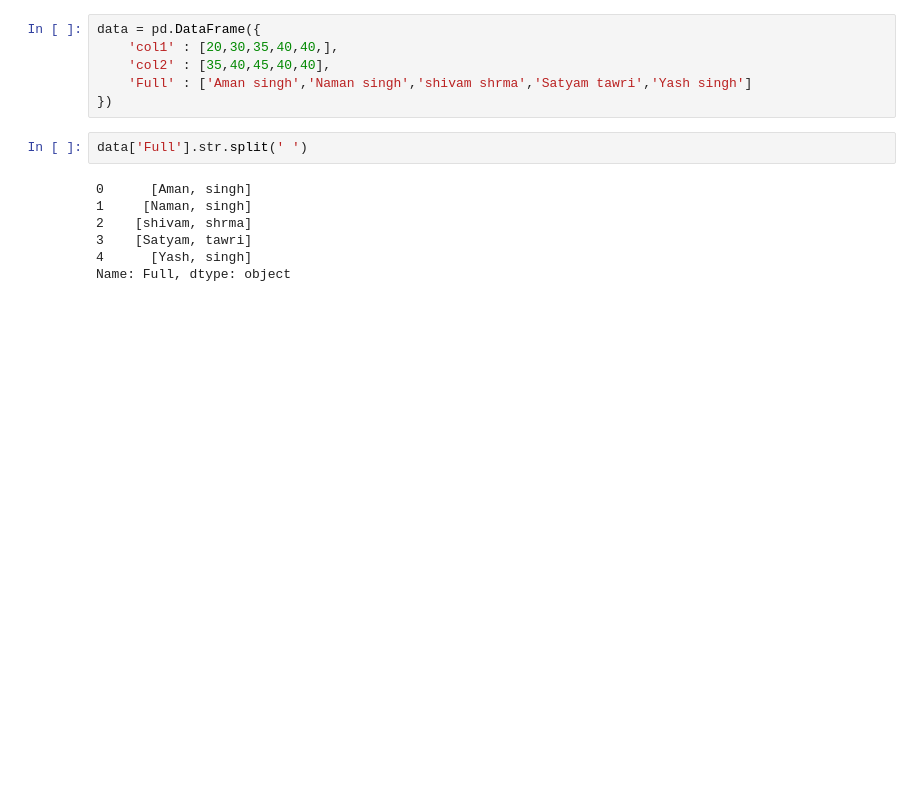
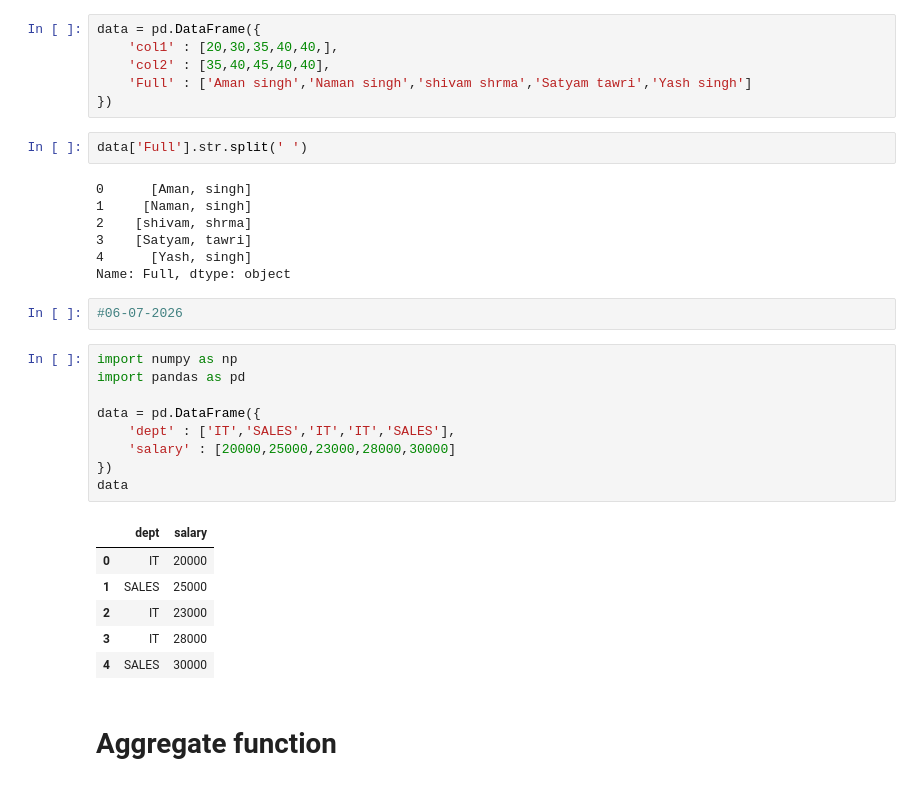
Before and after one commit to rahulostwal30/Pandas, a Jupyter notebook: pandas.ipynb, the cells around one changed output. Drawn from its saved outputs; the diff is of its cells as text; blank space fills up the shorter version.

```diff
--- a/pandas.ipynb
+++ b/pandas.ipynb
@@ -471,3 +471,23 @@ data['Full'].str.split(' ')
 3    [Satyam, tawri]
 4      [Yash, singh]
 Name: Full, dtype: object
+# %%
+#06-07-2026
+# %%
+import numpy as np
+import pandas as pd
+
+data = pd.DataFrame({
+    'dept' : ['IT','SALES','IT','IT','SALES'],
+    'salary' : [20000,25000,23000,28000,30000]
+})
+data
+# %% [output]
+|  | dept | salary |
+| 0 | IT | 20000 |
+| 1 | SALES | 25000 |
+| 2 | IT | 23000 |
+| 3 | IT | 28000 |
+| 4 | SALES | 30000 |
+# %% [markdown]
+# Aggregate function
```
Also changed, not shown: parts of 9 cells of this notebook, 4 other files.
